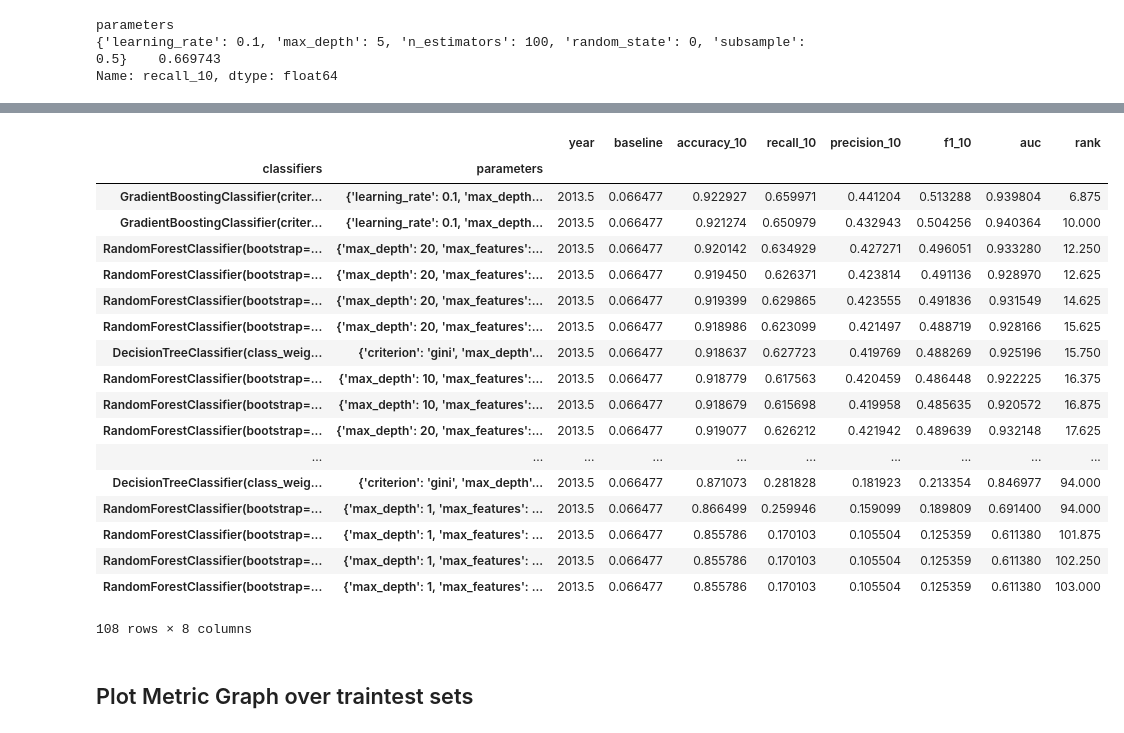
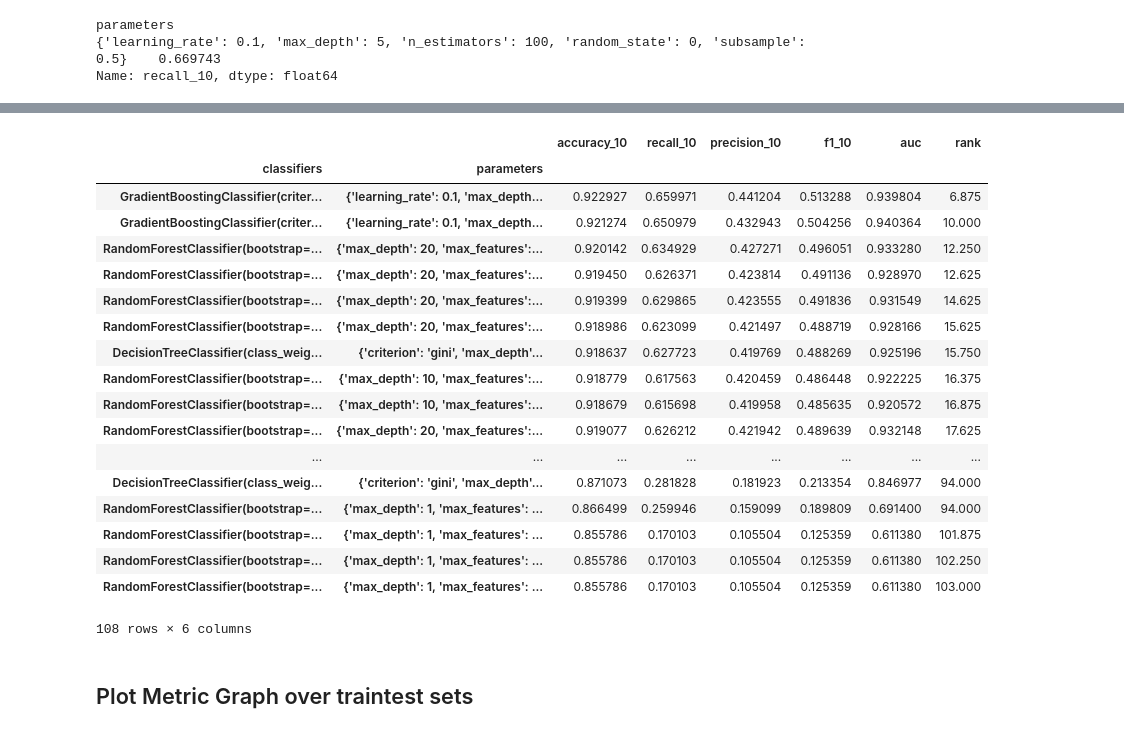
Before and after one commit to laurenjli/ml-nc-recidivism, a Jupyter notebook: source/bestmodels_overall.ipynb, the cells around one changed output, grey strips where cells are left out. Drawn from its saved outputs; the diff is of its cells as text; code cells hidden in the pictures.

```diff
--- a/source/bestmodels_overall.ipynb
+++ b/source/bestmodels_overall.ipynb
@@ -235,7 +261,8 @@ female_topk
 ## Get Stability Score
 # %%
 # Overall Model
+cols_stability = ['accuracy_10', 'recall_10', 'precision_10', 'f1_10', 'auc', 'classifiers', 'parameters']
 results_by_year = [results_overall[results_overall[time_col]==year] for year in test_years]
-overall_stability = pp.get_stability_score(results_by_year, metric, cols)
+overall_stability = pp.get_stability_score(results_by_year, metric, cols_stability)
 overall_stability
 # %% [output]
@@ -279,28 +326,28 @@ Name: recall_10, dtype: float64
 # %%
 # Female Models
 female_by_year = [female[female[time_col] == year] for year in test_years]
-female_stability = pp.get_stability_score(female_by_year, metric, cols)
+female_stability = pp.get_stability_score(female_by_year, metric, cols_stability)
 female_stability
 # %% [output]
-|  |  | year | baseline | accuracy_10 | recall_10 | precision_10 | f1_10 | auc | rank |
-| classifiers | parameters |  |  |  |  |  |  |  |  |
-| GradientBoostingClassifier(criter... | {'learning_rate': 0.1, 'max_depth... | 2013.5 | 0.066477 | 0.922927 | 0.659971 | 0.441204 | 0.513288 | 0.939804 | 6.875 |
-| GradientBoostingClassifier(criter... | {'learning_rate': 0.1, 'max_depth... | 2013.5 | 0.066477 | 0.921274 | 0.650979 | 0.432943 | 0.504256 | 0.940364 | 10.000 |
-| RandomForestClassifier(bootstrap=... | {'max_depth': 20, 'max_features':... | 2013.5 | 0.066477 | 0.920142 | 0.634929 | 0.427271 | 0.496051 | 0.933280 | 12.250 |
-| RandomForestClassifier(bootstrap=... | {'max_depth': 20, 'max_features':... | 2013.5 | 0.066477 | 0.919450 | 0.626371 | 0.423814 | 0.491136 | 0.928970 | 12.625 |
-| RandomForestClassifier(bootstrap=... | {'max_depth': 20, 'max_features':... | 2013.5 | 0.066477 | 0.919399 | 0.629865 | 0.423555 | 0.491836 | 0.931549 | 14.625 |
-| RandomForestClassifier(bootstrap=... | {'max_depth': 20, 'max_features':... | 2013.5 | 0.066477 | 0.918986 | 0.623099 | 0.421497 | 0.488719 | 0.928166 | 15.625 |
-| DecisionTreeClassifier(class_weig... | {'criterion': 'gini', 'max_depth'... | 2013.5 | 0.066477 | 0.918637 | 0.627723 | 0.419769 | 0.488269 | 0.925196 | 15.750 |
-| RandomForestClassifier(bootstrap=... | {'max_depth': 10, 'max_features':... | 2013.5 | 0.066477 | 0.918779 | 0.617563 | 0.420459 | 0.486448 | 0.922225 | 16.375 |
-| RandomForestClassifier(bootstrap=... | {'max_depth': 10, 'max_features':... | 2013.5 | 0.066477 | 0.918679 | 0.615698 | 0.419958 | 0.485635 | 0.920572 | 16.875 |
-| RandomForestClassifier(bootstrap=... | {'max_depth': 20, 'max_features':... | 2013.5 | 0.066477 | 0.919077 | 0.626212 | 0.421942 | 0.489639 | 0.932148 | 17.625 |
-| ... | ... | ... | ... | ... | ... | ... | ... | ... | ... |
-| DecisionTreeClassifier(class_weig... | {'criterion': 'gini', 'max_depth'... | 2013.5 | 0.066477 | 0.871073 | 0.281828 | 0.181923 | 0.213354 | 0.846977 | 94.000 |
-| RandomForestClassifier(bootstrap=... | {'max_depth': 1, 'max_features': ... | 2013.5 | 0.066477 | 0.866499 | 0.259946 | 0.159099 | 0.189809 | 0.691400 | 94.000 |
-| RandomForestClassifier(bootstrap=... | {'max_depth': 1, 'max_features': ... | 2013.5 | 0.066477 | 0.855786 | 0.170103 | 0.105504 | 0.125359 | 0.611380 | 101.875 |
-| RandomForestClassifier(bootstrap=... | {'max_depth': 1, 'max_features': ... | 2013.5 | 0.066477 | 0.855786 | 0.170103 | 0.105504 | 0.125359 | 0.611380 | 102.250 |
-| RandomForestClassifier(bootstrap=... | {'max_depth': 1, 'max_features': ... | 2013.5 | 0.066477 | 0.855786 | 0.170103 | 0.105504 | 0.125359 | 0.611380 | 103.000 |
+|  |  | accuracy_10 | recall_10 | precision_10 | f1_10 | auc | rank |
+| classifiers | parameters |  |  |  |  |  |  |
+| GradientBoostingClassifier(criter... | {'learning_rate': 0.1, 'max_depth... | 0.922927 | 0.659971 | 0.441204 | 0.513288 | 0.939804 | 6.875 |
+| GradientBoostingClassifier(criter... | {'learning_rate': 0.1, 'max_depth... | 0.921274 | 0.650979 | 0.432943 | 0.504256 | 0.940364 | 10.000 |
+| RandomForestClassifier(bootstrap=... | {'max_depth': 20, 'max_features':... | 0.920142 | 0.634929 | 0.427271 | 0.496051 | 0.933280 | 12.250 |
+| RandomForestClassifier(bootstrap=... | {'max_depth': 20, 'max_features':... | 0.919450 | 0.626371 | 0.423814 | 0.491136 | 0.928970 | 12.625 |
+| RandomForestClassifier(bootstrap=... | {'max_depth': 20, 'max_features':... | 0.919399 | 0.629865 | 0.423555 | 0.491836 | 0.931549 | 14.625 |
+| RandomForestClassifier(bootstrap=... | {'max_depth': 20, 'max_features':... | 0.918986 | 0.623099 | 0.421497 | 0.488719 | 0.928166 | 15.625 |
+| DecisionTreeClassifier(class_weig... | {'criterion': 'gini', 'max_depth'... | 0.918637 | 0.627723 | 0.419769 | 0.488269 | 0.925196 | 15.750 |
+| RandomForestClassifier(bootstrap=... | {'max_depth': 10, 'max_features':... | 0.918779 | 0.617563 | 0.420459 | 0.486448 | 0.922225 | 16.375 |
+| RandomForestClassifier(bootstrap=... | {'max_depth': 10, 'max_features':... | 0.918679 | 0.615698 | 0.419958 | 0.485635 | 0.920572 | 16.875 |
+| RandomForestClassifier(bootstrap=... | {'max_depth': 20, 'max_features':... | 0.919077 | 0.626212 | 0.421942 | 0.489639 | 0.932148 | 17.625 |
+| ... | ... | ... | ... | ... | ... | ... | ... |
+| DecisionTreeClassifier(class_weig... | {'criterion': 'gini', 'max_depth'... | 0.871073 | 0.281828 | 0.181923 | 0.213354 | 0.846977 | 94.000 |
+| RandomForestClassifier(bootstrap=... | {'max_depth': 1, 'max_features': ... | 0.866499 | 0.259946 | 0.159099 | 0.189809 | 0.691400 | 94.000 |
+| RandomForestClassifier(bootstrap=... | {'max_depth': 1, 'max_features': ... | 0.855786 | 0.170103 | 0.105504 | 0.125359 | 0.611380 | 101.875 |
+| RandomForestClassifier(bootstrap=... | {'max_depth': 1, 'max_features': ... | 0.855786 | 0.170103 | 0.105504 | 0.125359 | 0.611380 | 102.250 |
+| RandomForestClassifier(bootstrap=... | {'max_depth': 1, 'max_features': ... | 0.855786 | 0.170103 | 0.105504 | 0.125359 | 0.611380 | 103.000 |
-108 rows × 8 columns
+108 rows × 6 columns
 # %% [markdown]
 ## Plot Metric Graph over traintest sets
 # %%
```
Also changed, not shown: parts of 13 cells of this notebook.
